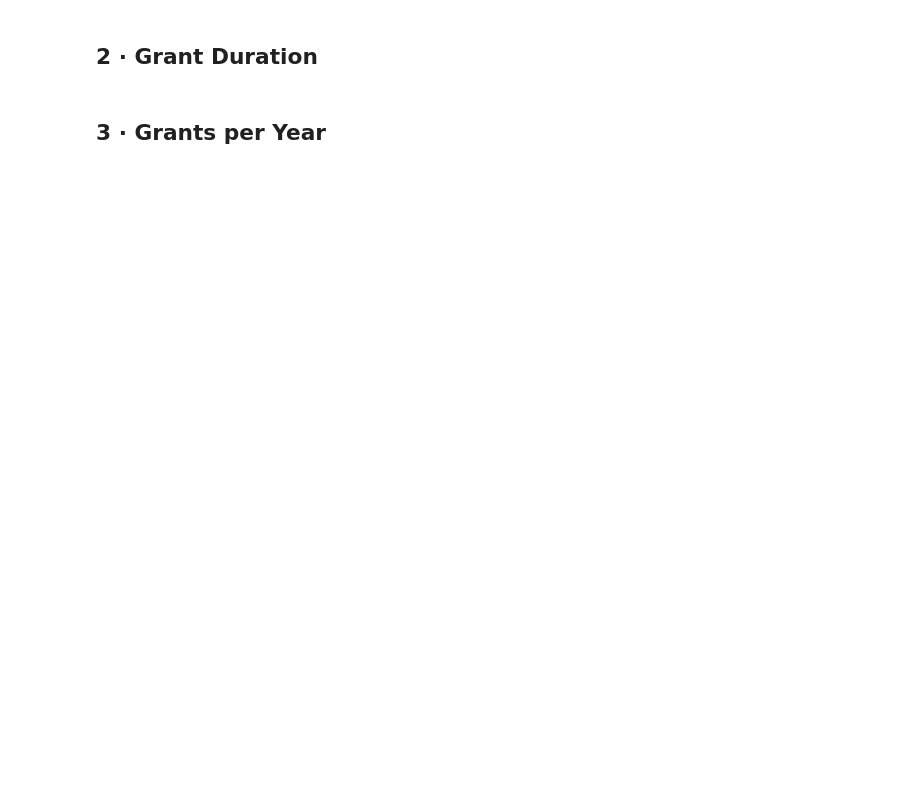
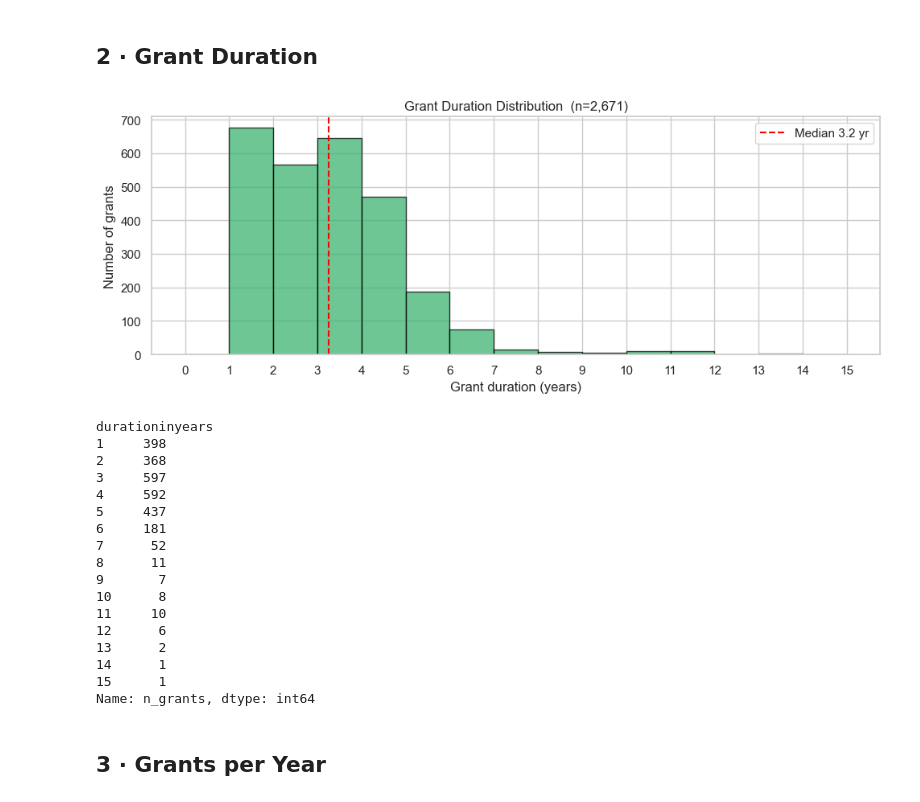
Before and after one commit to ebertini/visualizing-neu, a Jupyter notebook: notebooks/02_funding_landscape.ipynb, the cells around one changed output. Drawn from its saved outputs; the diff is of its cells as text; code cells hidden in the pictures; blank space fills up the shorter version.

```diff
--- a/notebooks/02_funding_landscape.ipynb
+++ b/notebooks/02_funding_landscape.ipynb
@@ -109,32 +132,54 @@ plt.show()
 # %% [markdown]
 ## 2 · Grant Duration
 # %%
-# Compute duration in years from start/end year columns (or dates)
-if 'startdateyear' in grants.columns and 'enddateyear' in grants.columns:
-    dur = (grants['enddateyear'] - grants['startdateyear']).dropna()
-    dur = dur[(dur >= 0) & (dur <= 15)]  # sanity filter
+# Compute duration in years.
+# Prefer the pipeline's own durationinyears column; grants has no enddateyear,
+# so the date fallback is only for older/partial builds of the table.
+if 'durationinyears' in grants.columns:
+    dur = pd.to_numeric(grants['durationinyears'], errors='coerce').dropna()
 elif 'startdate' in grants.columns and 'enddate' in grants.columns:
     dur = ((pd.to_datetime(grants['enddate']) - pd.to_datetime(grants['startdate']))
            .dt.days / 365.25).dropna()
-    dur = dur[(dur >= 0) & (dur <= 15)]
 else:
-    print('No date columns found; skipping duration analysis')
+    print('No duration or date columns found; skipping duration analysis')
     dur = pd.Series(dtype=float)
+
+dur = dur[(dur >= 0) & (dur <= 15)]  # sanity filter
 
 if len(dur) > 0:
     fig, ax = plt.subplots(figsize=(10, 4))
     ax.hist(dur, bins=range(0, 16), edgecolor='black', alpha=0.75, color='mediumseagreen')
     ax.set_xlabel('Grant duration (years)')
     ax.set_ylabel('Number of grants')
     ax.set_title(f'Grant Duration Distribution  (n={len(dur):,})')
     ax.axvline(dur.median(), color='red', linestyle='--',
                label=f'Median {dur.median():.1f} yr')
     ax.legend()
     ax.set_xticks(range(0, 16))
     plt.tight_layout()
     plt.savefig(OUTPUTS_DIR / 'w4_grant_duration.png', dpi=150, bbox_inches='tight')
     plt.show()
-    print(dur.value_counts().sort_index().rename('n_grants'))
+    # durations are continuous — bucket to whole years for a readable table
+    print(dur.round().astype(int).value_counts().sort_index().rename('n_grants'))
+# %% [output]
+[figure, added]
+durationinyears
+1     398
+2     368
+3     597
+4     592
+5     437
+6     181
+7      52
+8      11
+9       7
+10      8
+11     10
+12      6
+13      2
+14      1
+15      1
+Name: n_grants, dtype: int64
 # %% [markdown]
 ## 3 · Grants per Year
 # %%
```
Also changed, not shown: parts of 12 cells of this notebook, 19 other files.
